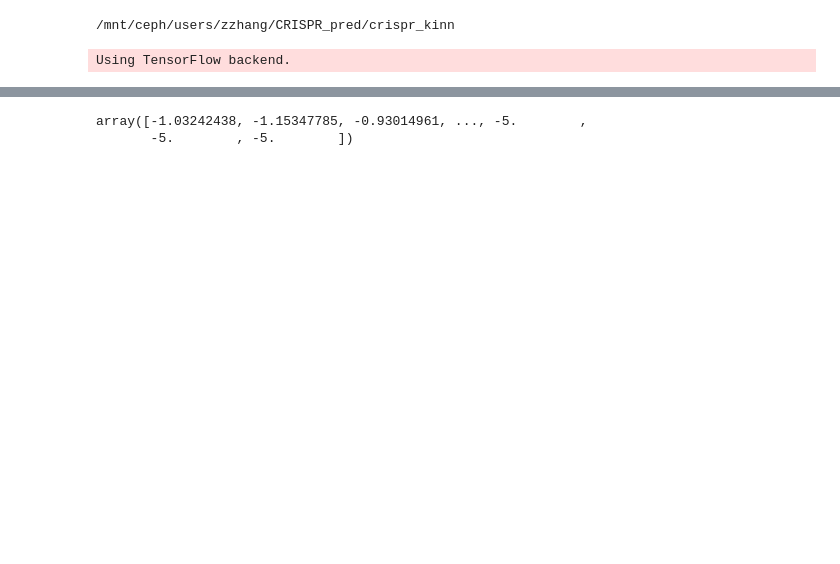
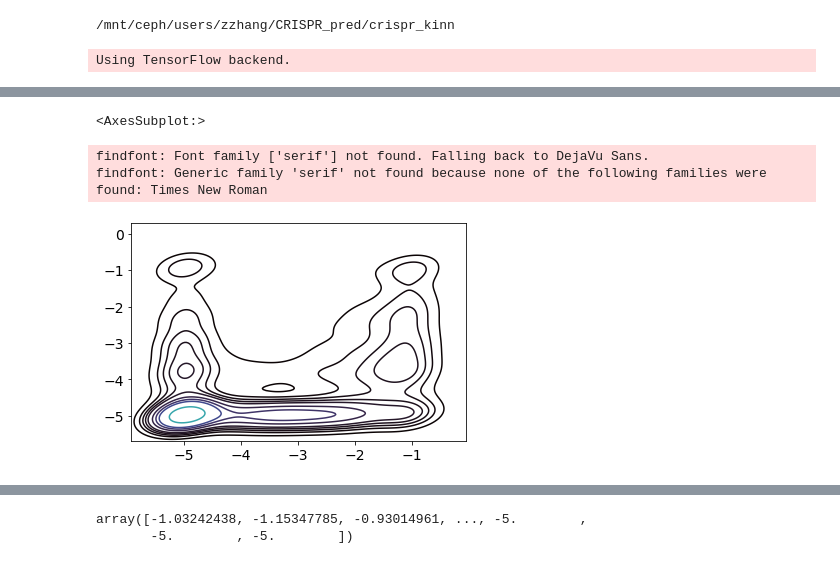
Before and after one commit to zj-zhang/Elektrum, a Jupyter notebook: notebooks/11-TL_model_analysis.ipynb, the cells around one changed output, grey strips where cells are left out. Drawn from its saved outputs; the diff is of its cells as text; code cells hidden in the pictures; blank space fills up the shorter version.

```diff
--- a/notebooks/11-TL_model_analysis.ipynb
+++ b/notebooks/11-TL_model_analysis.ipynb
@@ -114 +186,8 @@ print(
+# %%
+sns.kdeplot(np.clip(pred_k, -5, -1), valid_data[2], fill=False, cmap="mako")
+# %% [output]
+<AxesSubplot:>
+findfont: Font family ['serif'] not found. Falling back to DejaVu Sans.
+findfont: Generic family 'serif' not found because none of the following families were found: Times New Roman
+[figure, added]
 # %%
```
Also changed, not shown: parts of 18 cells of this notebook, 2 other files.
